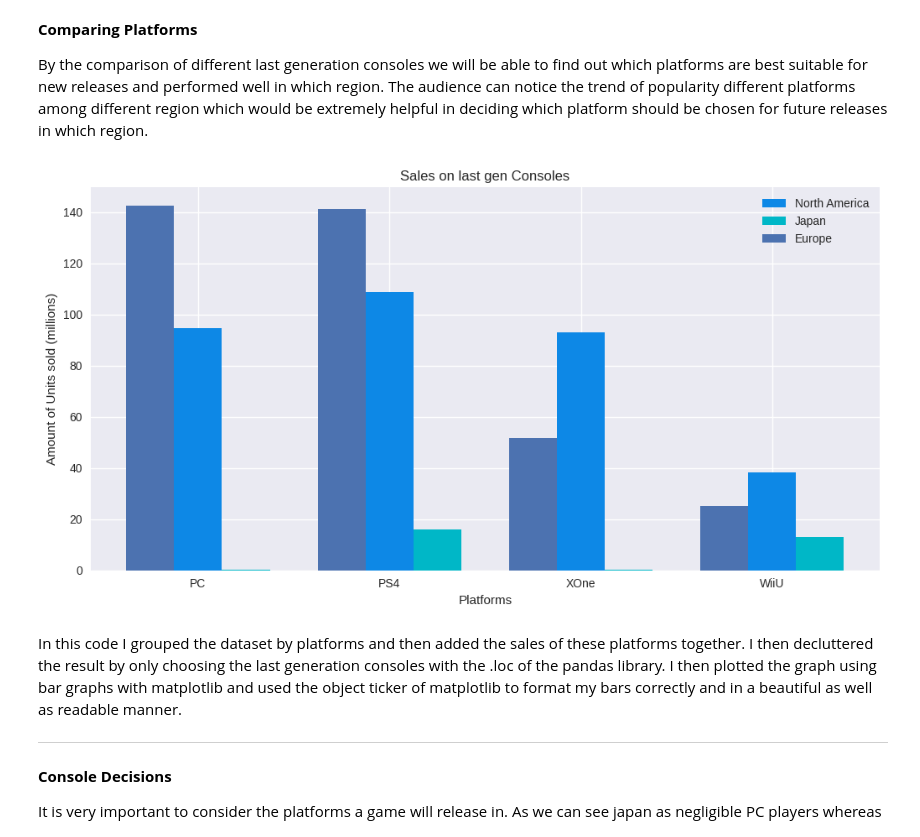
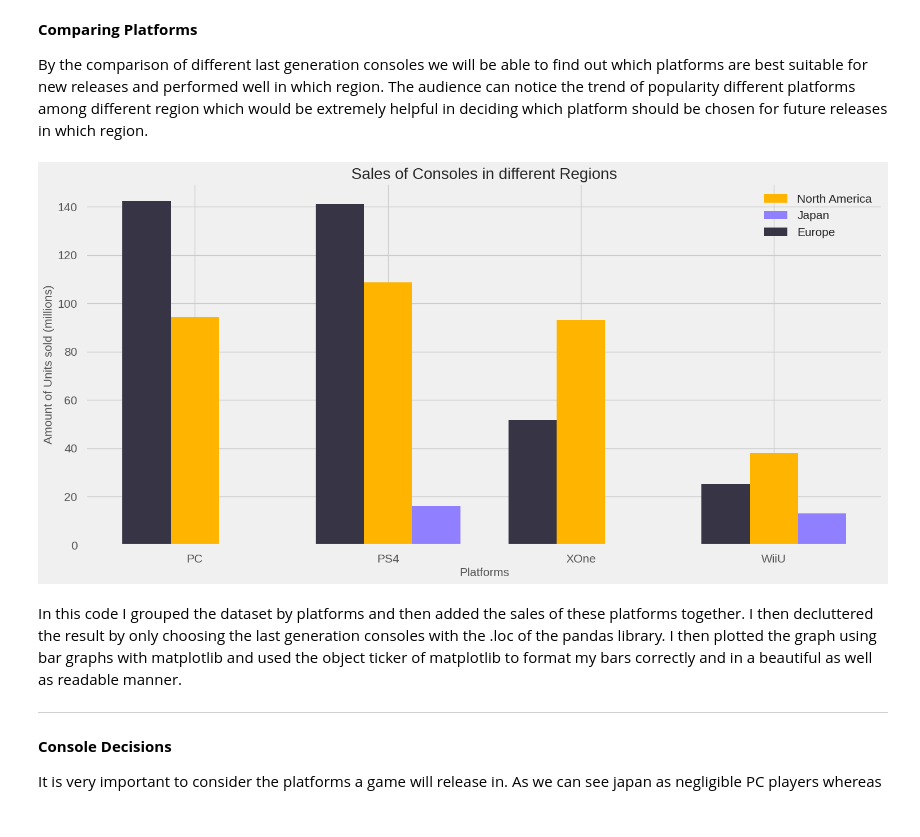
Before and after one commit to krakenkhan/Data-Visualisation, a Jupyter notebook: Data_Visualisation_final_project.ipynb, the cells around one changed output. Cells and saved outputs as stored; diff of their text form; code cells hidden in the pictures.

```diff
--- a/Data_Visualisation_final_project.ipynb
+++ b/Data_Visualisation_final_project.ipynb
@@ -215,7 +250,7 @@ This graph also shows how North America has consistently been the main hug of th
 The analysis will lend an understanding of which genres are most popular among gamers. Furthermore, it will also depict which regions are more interested in which genres. This will help our audience to know what kind of games are best for what regions. This insight can make it easy for upcoming games to fight the right audience and cater to their specific needs.
 # %%
 #Sales Per Genre
-plt.style.use('seaborn-v0_8')
+plt.style.use('fivethirtyeight')
 sales_trend = df.groupby(['Genre']).sum(numeric_only=True)
 x_axis =sales_trend.index
 n=len(x_axis)
@@ -224,17 +259,23 @@ width=0.35
 fig2, ax1 = plt.subplots()
 
 #Creating Barplots
-bar1  = ax1.bar(r, sales_trend['NA_Sales'],color='#0d88e6',label=x_axis,width=width)
-bar2 = ax1.bar(r+width,sales_trend['JP_Sales'],color="#00b7c7",label=x_axis, width=width)
-ax1.set_xticks(ticks=r,labels=x_axis)
-ax1.set(ylabel = ('Amount of Units sold (millions)') , xlabel= ("Genres"), title=("Sales of different Genres") )
+bar1  = ax1.bar(r, sales_trend['NA_Sales'],color="#ffb400",label=x_axis,width=width)
+bar2 = ax1.bar(r+width,sales_trend['JP_Sales'],color="#9080ff",label=x_axis, width=width)
+ax1.set_xticks(ticks=r,labels=x_axis,fontsize=16)
+ax1.set(ylabel = ('Amount of Units sold (millions)') , xlabel= ("Genres") )
+ax1.yaxis.get_label().set_fontsize(8)
+ax1.xaxis.get_label().set_fontsize(8)
+ax1.tick_params(axis='both', which='major', labelsize=18)
+ax1.set_title("Sales of different Genres", fontsize=22)
 
 #Formatting the plot
+
 ticker.LinearLocator
 ticker.StrMethodFormatter(x_axis)
 plt.tight_layout()
 fig2 = plt.gcf()
-fig2.set_size_inches(18.5, 10.5)
-ax1.legend([bar1,bar2],['North America','Japan'])
+fig2.set_size_inches(20.5, 12.5)
+ax1.legend([bar1,bar2],['North America','Japan'],fontsize=18)
 plt.show()
+#region relativ Sales for different Genres
 # %% [output]
@@ -256,36 +297,40 @@ This graph shows how different Genres Perform in the west and the east. EU was n
 By the comparison of different last generation consoles we will be able to find out which platforms are best suitable for new releases and performed well in which region. The audience can notice the trend of popularity  different platforms among different region which would be extremely helpful in deciding which platform should be chosen for future releases in which region.
 # %%
 #Sales Per Platform
-plt.style.use('seaborn-v0_8')
+plt.style.use('fivethirtyeight')
 
 #showing only the last gen consoles
 sales_trend = df.groupby(['Platform']).sum(numeric_only=True)
 nexgen = sales_trend.loc[['PC','PS4','XOne','WiiU'],['NA_Sales','EU_Sales','JP_Sales','Other_Sales']]
 # print(nexgen)
 
 x_axis =nexgen.index
 n=len(x_axis)
 r = np.arange(n)
 width=0.25
 fig3, ax1 = plt.subplots()
 
 #Creating Barplots
-bar1 = ax1.bar(r, nexgen['NA_Sales'],color='#0d88e6',label=x_axis,width=width)
-bar2 = ax1.bar(r + width, nexgen['JP_Sales'],color="#00b7c7",label=x_axis, width=width)
-bar3 = ax1.bar(r - width, nexgen['EU_Sales'],label=x_axis, width=width)
+bar1 = ax1.bar(r, nexgen['NA_Sales'],color="#ffb400",label=x_axis,width=width)
+bar2 = ax1.bar(r + width, nexgen['JP_Sales'],color="#9080ff",label=x_axis, width=width)
+bar3 = ax1.bar(r - width, nexgen['EU_Sales'],color="#363445",label=x_axis, width=width)
 ax1.set_xticks(ticks=r,labels=x_axis)
 ax1.set(ylabel = ('Amount of Units sold (millions)') , xlabel= ("Platforms"), title=("Sales on last gen Consoles") )
+ax1.yaxis.get_label().set_fontsize(15)
+ax1.xaxis.get_label().set_fontsize(15)
+ax1.tick_params(axis='both', which='major', labelsize=15)
+ax1.set_title("Sales of Consoles in different Regions", fontsize=20)
 
 #Formatting the plot
 ticker.LinearLocator
 ticker.StrMethodFormatter(x_axis)
 plt.tight_layout()
 fig2 = plt.gcf()
-fig2.set_size_inches(10.5, 5.5)
-ax1.legend([bar1,bar2,bar3],['North America','Japan','Europe'])
+fig2.set_size_inches(15.5, 7.5)
+ax1.legend([bar1,bar2,bar3],['North America','Japan','Europe'],fontsize=15)
 plt.show()
 # %% [output]
-[figure, old version]
+[figure, new version]
 # %% [markdown]
 In this code I grouped the dataset by platforms and then added the sales of these platforms together. I then decluttered the result by only choosing the last generation consoles with the .loc of the pandas library.
 I then plotted the graph using bar graphs with matplotlib and used the object ticker of matplotlib to format my bars correctly and in a beautiful as well as readable manner.
```
Also changed, not shown: parts of 6 cells of this notebook.
